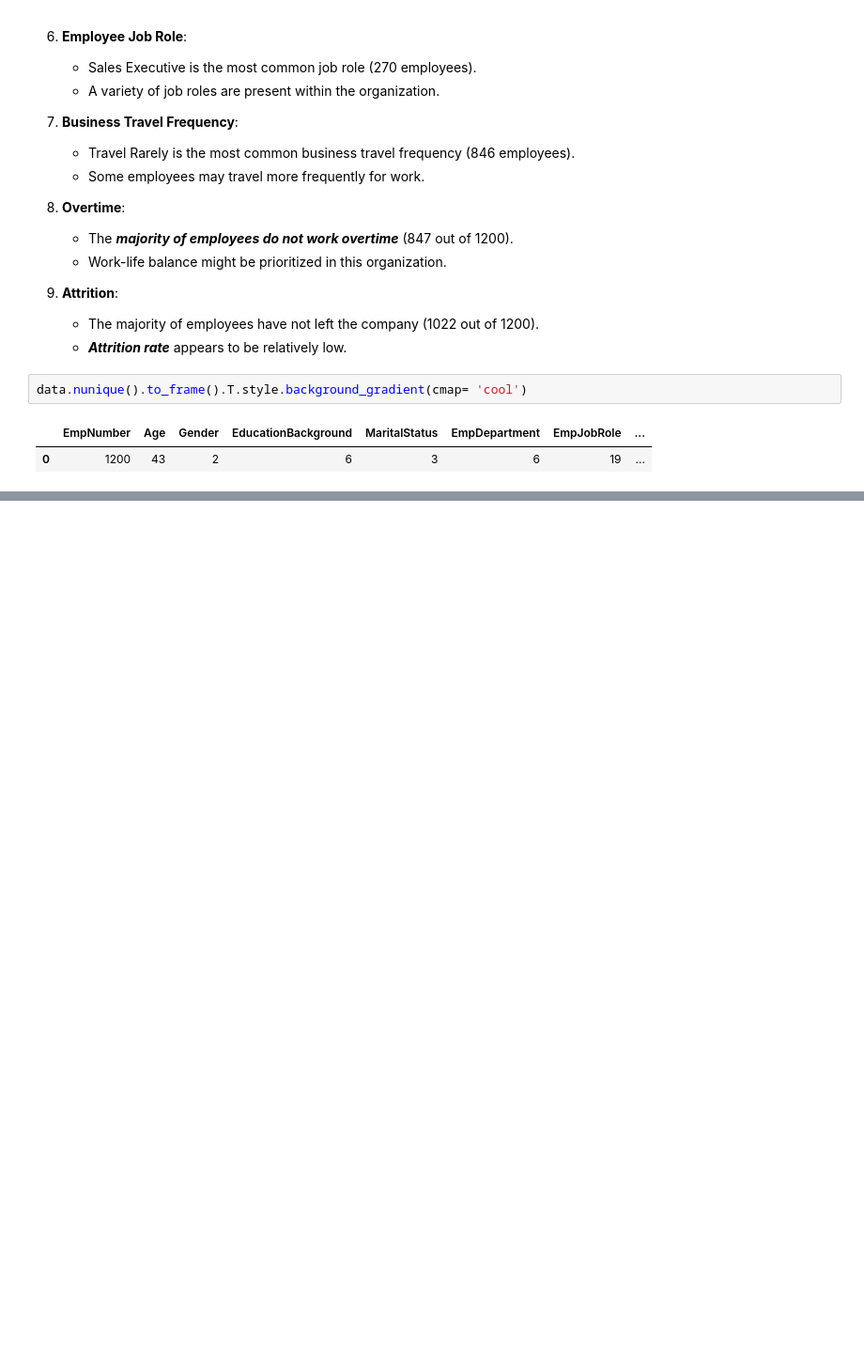
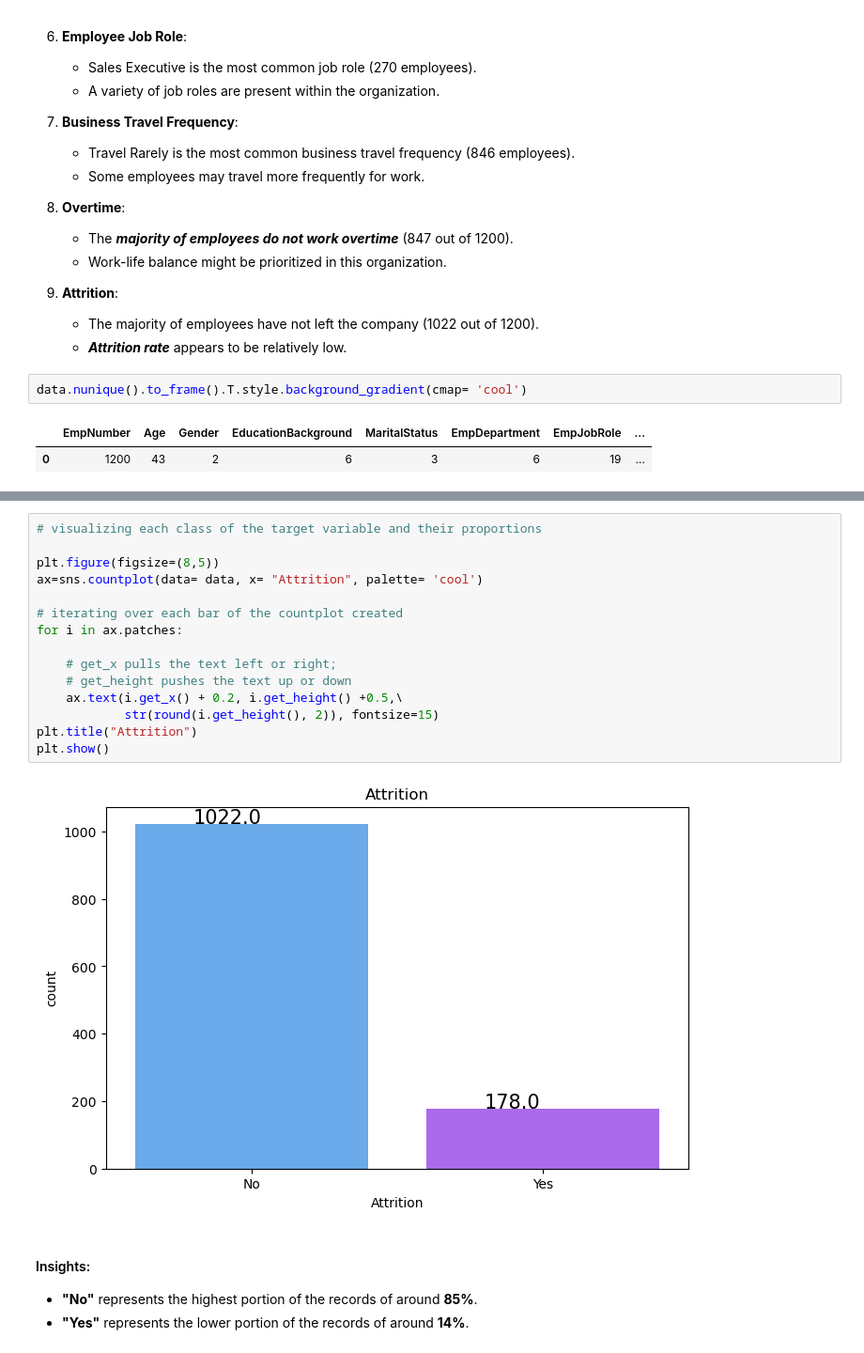
Before and after one commit to shanusaras/Employee_Performance_Analysis, a Jupyter notebook: Project.ipynb, the cells around one changed output, grey strips where cells are left out. Shown: that part at 94% size. Cells and saved outputs as stored; diff of their text form; blank space fills up the shorter version.

```diff
--- a/Project.ipynb
+++ b/Project.ipynb
@@ -309,0 +358,21 @@ data.nunique().to_frame().T.style.background_gradient(cmap= 'cool')
+# %%
+# visualizing each class of the target variable and their proportions
+
+plt.figure(figsize=(8,5))
+ax=sns.countplot(data= data, x= "Attrition", palette= 'cool')
+
+# iterating over each bar of the countplot created
+for i in ax.patches:
+
+    # get_x pulls the text left or right;
+    # get_height pushes the text up or down
+    ax.text(i.get_x() + 0.2, i.get_height() +0.5,\
+            str(round(i.get_height(), 2)), fontsize=15)
+plt.title("Attrition")
+plt.show()
+# %% [output]
+[figure, added]
+# %% [markdown]
+#### Insights:
+- **"No"** represents the highest portion of the records of around **85%**.
+- **"Yes"** represents the lower portion of the records of around **14%**.
```
Also changed, not shown: parts of 8 cells of this notebook.
